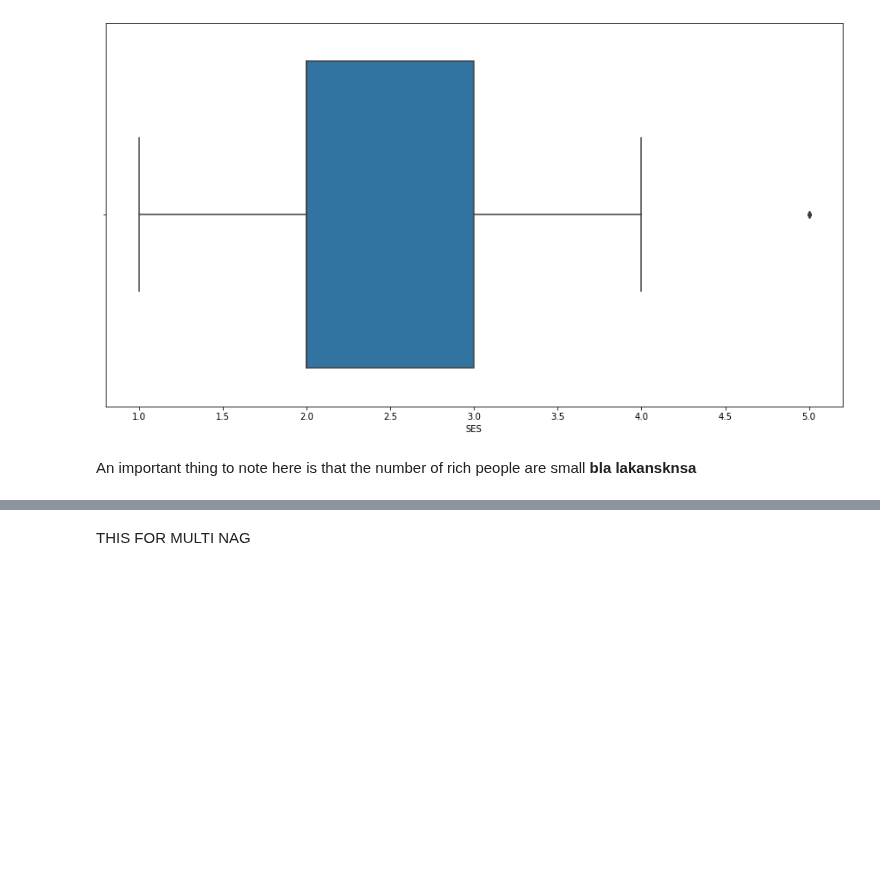
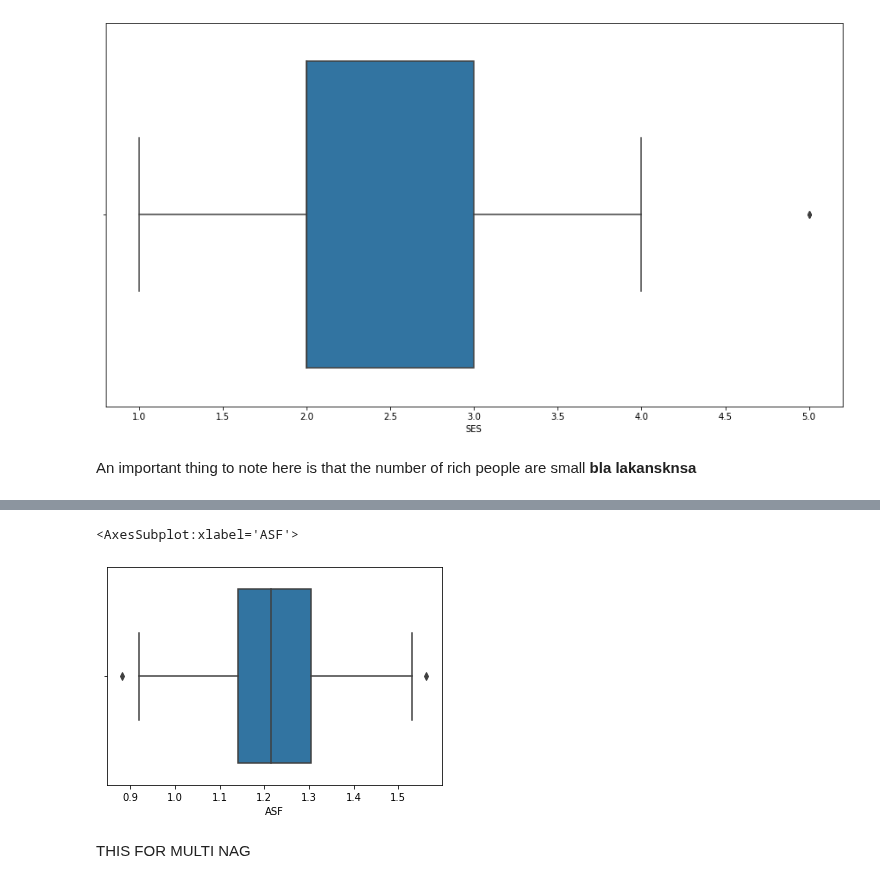
Before and after one commit to Gauss-x/Alzheimer-s-Analysis, a Jupyter notebook: cross-sectional.ipynb, the cells around one changed output, grey strips where cells are left out. Cells and saved outputs as stored; diff of their text form; code cells hidden in the pictures; blank space fills up the shorter version.

```diff
--- a/cross-sectional.ipynb
+++ b/cross-sectional.ipynb
@@ -351,3 +363,8 @@ sns.kdeplot(data=df_cross, x = 'Educ', hue='Alz')
+# %%
+sns.boxplot(data=df_cross,x='ASF')
+# %% [output]
+<AxesSubplot:xlabel='ASF'>
+[figure, added]
 # %% [markdown]
 THIS FOR MULTI NAG
 # %% [markdown]
```
Also changed, not shown: parts of 10 cells of this notebook.
